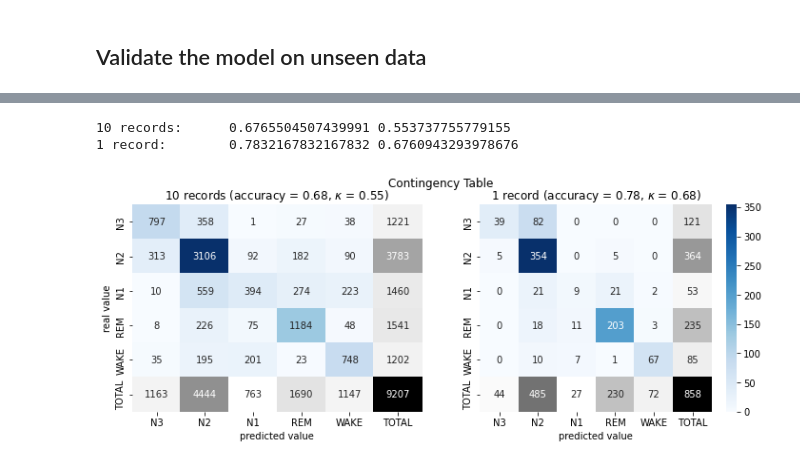
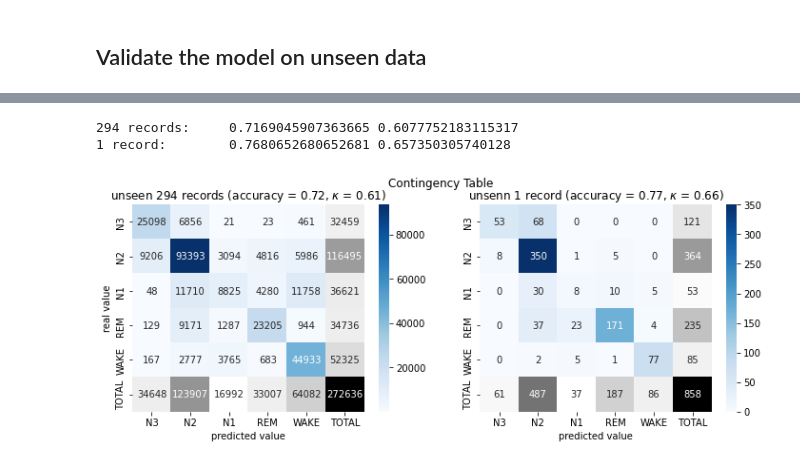
Before and after one commit to Timgrau/Machinelearning, a Jupyter notebook: Sleep-Staging/Classifier.ipynb, the cells around one changed output, grey strips where cells are left out. Cells and saved outputs as stored; diff of their text form; code cells hidden in the pictures.

```diff
--- a/Sleep-Staging/Classifier.ipynb
+++ b/Sleep-Staging/Classifier.ipynb
@@ -235,13 +237,12 @@ plt.show()
 # %% [markdown]
 ## Validate the model on unseen data
+# %%
+model = tf.keras.models.load_model('model3')
 # %%
-unseen_rec = record_list[501:511]
+unseen_rec = record_list[700:len(record_list)]
 
 X_unseen, Y_unseen = get_classification_input(unseen_rec)
 X_unseen = tf.expand_dims(X_unseen, axis=-1)
 
 X_unseen1, Y_unseen1 = get_classification_input(record_list[800:801])
 X_unseen1 = tf.expand_dims(X_unseen1, axis=-1)
-
-print("10 records:\t",X_unseen.shape, "\t", Y_unseen.shape)
-print("1 record:\t",X_unseen1.shape, "\t", Y_unseen1.shape)
@@ -257,44 +265,44 @@ Y_predict1+=1
 # %%
 acc = accuracy_score(Y_unseen, Y_predict)
-kappa = np.abs(cohen_kappa_score(Y_unseen, Y_predict))
+kappa = cohen_kappa_score(Y_unseen, Y_predict)
 
 acc1 = accuracy_score(Y_unseen1, Y_predict1)
-kappa1 = np.abs(cohen_kappa_score(Y_unseen1, Y_predict1))
+kappa1 = cohen_kappa_score(Y_unseen1, Y_predict1)
 
-print("10 records:\t",acc, kappa)
+print(len(unseen_rec),"records:\t",acc, kappa)
 print("1 record:\t",acc1, kappa1)
 # %% [output]
-10 records:      0.6765504507439991 0.553737755779155
-1 record:        0.7832167832167832 0.6760943293978676
+294 records:     0.7169045907363665 0.6077752183115317
+1 record:        0.7680652680652681 0.657350305740128
 # %%
 cm = confusion_matrix(Y_unseen, Y_predict)
 cm1 = confusion_matrix(Y_unseen1, Y_predict1)
 # %%
-# contingency table for 10 and 1 records
+# contingemcy table
 labels = ["N3","N2","N1","REM","WAKE", "TOTAL"]
 title = "(accuracy = {:.2f}, $\kappa$ = {:.2f})".format(acc, kappa)
 title1 = "(accuracy = {:.2f}, $\kappa$ = {:.2f})".format(acc1, kappa1)
 
 fig, axes = plt.subplots(nrows=1, ncols=2, sharex=True, figsize=(12, 4))
 ax0, ax1 = axes.flatten()
 
 # Plot (left side)
 sns.heatmap(contingency_table(cm),cmap="Blues", fmt="d", annot=True, yticklabels=labels,
-            xticklabels=labels, mask=get_mask(), cbar=False, ax=ax0)
+            xticklabels=labels, mask=get_mask(), ax=ax0)
 sns.heatmap(contingency_table(cm), fmt="d", annot=True, yticklabels=labels,
             xticklabels=labels, mask=~get_mask(), cbar=False, cmap="binary", ax=ax0)
 ax0.set_ylabel("real value")
 ax0.set_xlabel("predicted value")
-ax0.set_title("10 records "+title)
+ax0.set_title("unseen {:d} records ".format(len(unseen_rec))+title)
 
 # Plot (right side)
 sns.heatmap(contingency_table(cm1),cmap="Blues", fmt="d", annot=True,
             xticklabels=labels, mask=get_mask(), ax=ax1)
 sns.heatmap(contingency_table(cm1), fmt="d", annot=True,yticklabels=labels,
             xticklabels=labels, mask=~get_mask(), cmap="binary", cbar=False, ax=ax1)
 ax1.set_xlabel("predicted value")
-ax1.set_title("1 record "+title1)
+ax1.set_title("unsenn 1 record "+title1)
 fig.suptitle("Contingency Table",size=12)
 plt.show()
 # %% [output]
-[figure, old version]
+[figure, new version]
```
Also changed, not shown: parts of 12 cells of this notebook.
